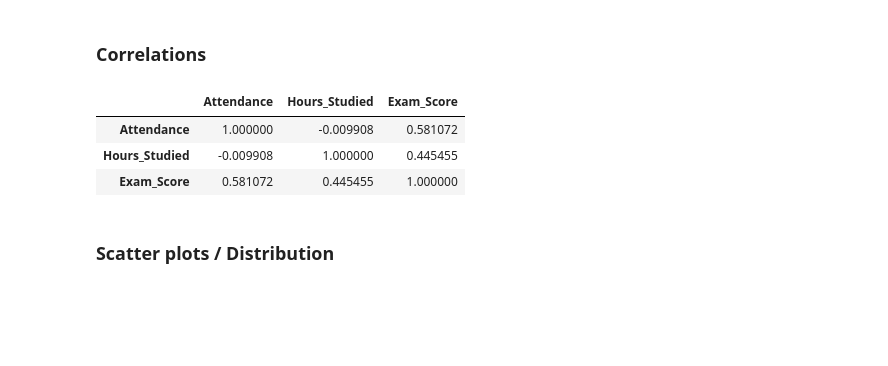
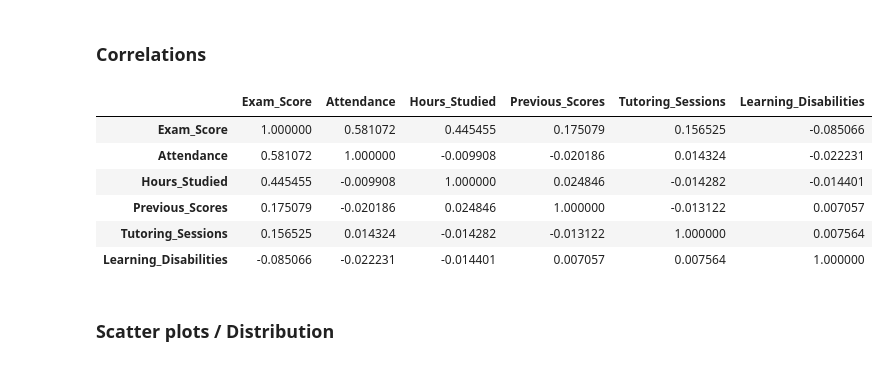
Before and after one commit to Jack-Huffman2019/DSC530_FINALPROJECT, a Jupyter notebook: finalproject.ipynb, the cells around one changed output. Saved outputs shown, nothing was run; the diff lists cells and outputs as text; code cells hidden in the pictures; blank space fills up the shorter version.

```diff
--- a/finalproject.ipynb
+++ b/finalproject.ipynb
@@ -308,7 +318,7 @@ Parental_Involvement: Students with high/low Parental envolvement should be eval
 ## Variable information
 # %%
 #Encode Parental_Involvement for this analysis
-scores["Parental_Involvement"] = scores["Parental_Involvement"].astype("category").cat.codes
+scores["Learning_Disabilities"] = scores["Learning_Disabilities"].astype("category").cat.codes
 # Mean, Mode, Spread and tails for selected variables
 for var in selected_variables:
     print(f"Variable: {var}")
@@ -487,15 +441,19 @@ Permutation Test p-value: 0.0001000
 ### Correlations
 # %%
 # Calculate Pearson correlation coefficients
-correlations = df_clean[['Attendance', 'Hours_Studied','Exam_Score']].corr()
+correlations = df_clean[['Exam_Score', 'Attendance', 'Hours_Studied', 'Previous_Scores',
+                              'Tutoring_Sessions', 'Learning_Disabilities']].corr()
 
 # Display correlation matrix
 display(correlations)
 # %% [output]
-|  | Attendance | Hours_Studied | Exam_Score |
-| Attendance | 1.000000 | -0.009908 | 0.581072 |
-| Hours_Studied | -0.009908 | 1.000000 | 0.445455 |
-| Exam_Score | 0.581072 | 0.445455 | 1.000000 |
+|  | Exam_Score | Attendance | Hours_Studied | Previous_Scores | Tutoring_Sessions | Learning_Disabilities |
+| Exam_Score | 1.000000 | 0.581072 | 0.445455 | 0.175079 | 0.156525 | -0.085066 |
+| Attendance | 0.581072 | 1.000000 | -0.009908 | -0.020186 | 0.014324 | -0.022231 |
+| Hours_Studied | 0.445455 | -0.009908 | 1.000000 | 0.024846 | -0.014282 | -0.014401 |
+| Previous_Scores | 0.175079 | -0.020186 | 0.024846 | 1.000000 | -0.013122 | 0.007057 |
+| Tutoring_Sessions | 0.156525 | 0.014324 | -0.014282 | -0.013122 | 1.000000 | 0.007564 |
+| Learning_Disabilities | -0.085066 | -0.022231 | -0.014401 | 0.007057 | 0.007564 | 1.000000 |
 # %% [markdown]
 ### Scatter plots / Distribution
 # %%
```
Also changed, not shown: parts of 16 cells of this notebook.
